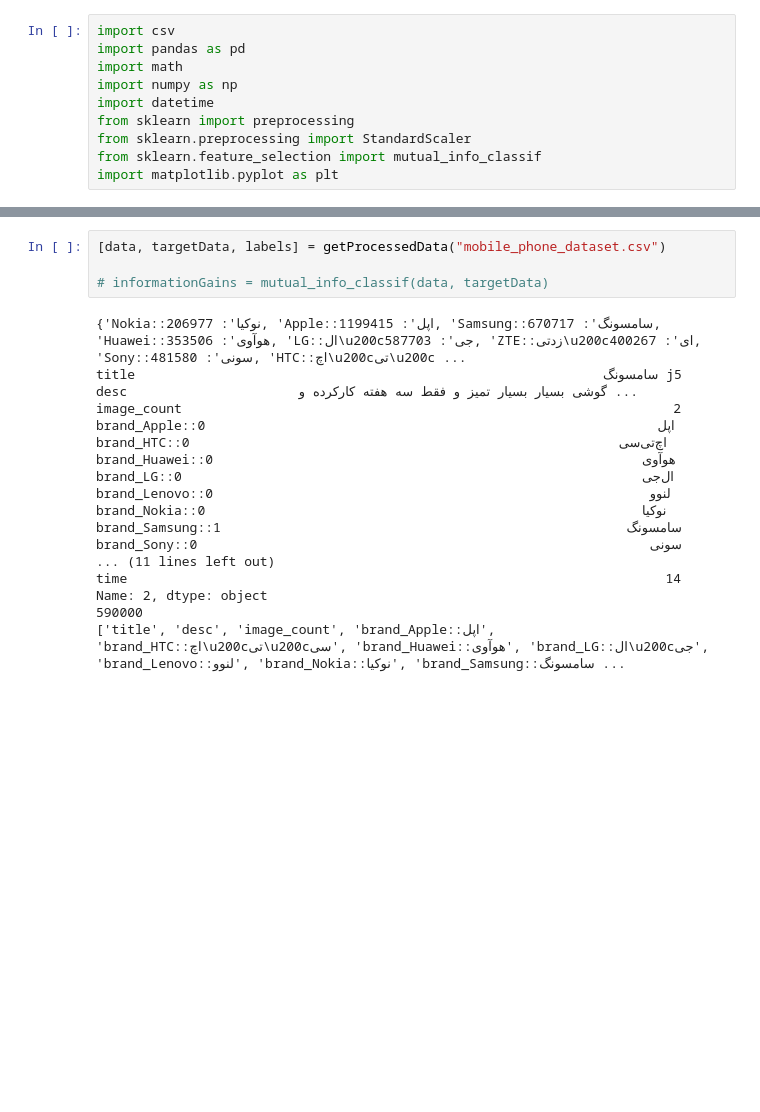
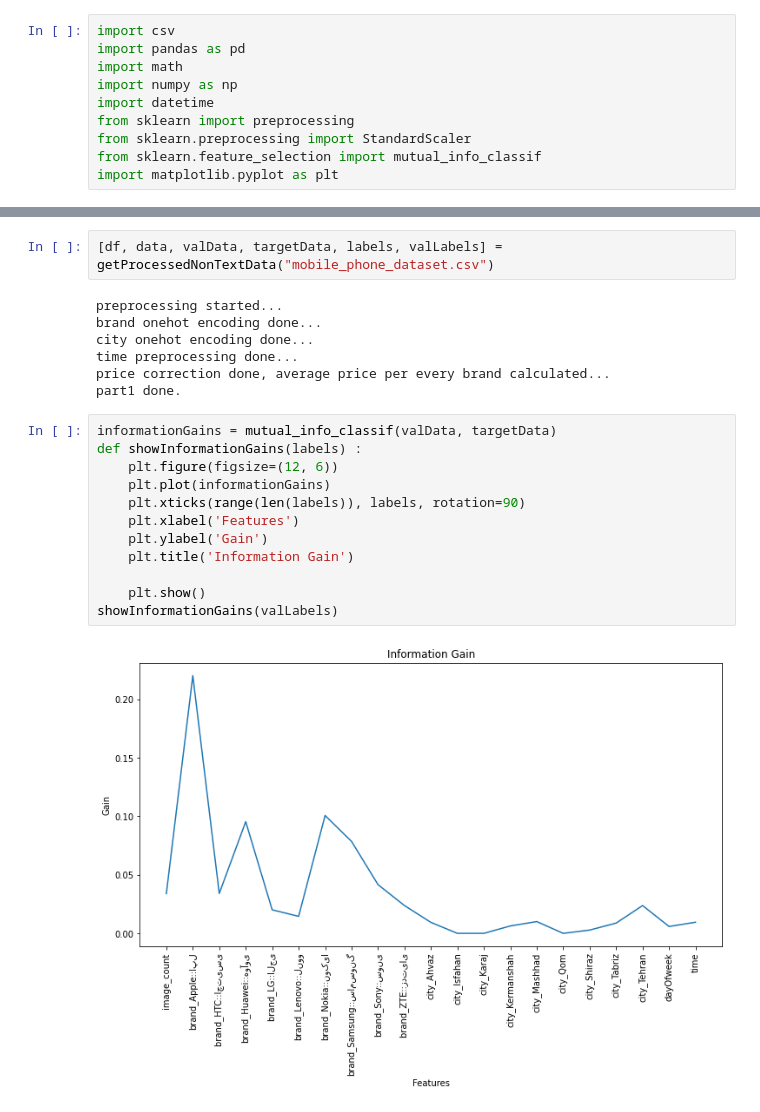
Before and after one commit to tahaShm/phone-price-prediction, a Jupyter notebook: ai_final.ipynb, the cells around one changed output, grey strips where cells are left out. Drawn from its saved outputs; the diff is of its cells as text; blank space fills up the shorter version.

Commit message:
preprocessing done ishalla

```diff
--- a/ai_final.ipynb
+++ b/ai_final.ipynb
@@ -113,22 +154,23 @@ def getProcessedData(dataFile, brandEncType = "onehot", cityEncType = "onehot")
 # %%
-[data, targetData, labels] = getProcessedData("mobile_phone_dataset.csv")
-
-# informationGains = mutual_info_classif(data, targetData)
+[df, data, valData, targetData, labels, valLabels] = getProcessedNonTextData("mobile_phone_dataset.csv")
 # %% [output]
-{'Nokia::نوکیا': 206977, 'Apple::اپل': 1199415, 'Samsung::سامسونگ': 670717, 'Huawei::هوآوی': 353506, 'LG::ال\u200cجی': 587703, 'ZTE::زدتی\u200cای': 400267, 'Sony::سونی': 481580, 'HTC::اچ\u200cتی\u200c ...
-title                                                            سامسونگ j5
-desc                      گوشى بسیار بسیار تمیز و فقط سه هفته کارکرده و ...
-image_count                                                               2
-brand_Apple::اپل                                                          0
-brand_HTC::اچ‌تی‌سی                                                       0
-brand_Huawei::هوآوی                                                       0
-brand_LG::ال‌جی                                                           0
-brand_Lenovo::لنوو                                                        0
-brand_Nokia::نوکیا                                                        0
-brand_Samsung::سامسونگ                                                    1
-brand_Sony::سونی                                                          0
-... (11 lines left out)
-time                                                                     14
-Name: 2, dtype: object
-590000
-['title', 'desc', 'image_count', 'brand_Apple::اپل', 'brand_HTC::اچ\u200cتی\u200cسی', 'brand_Huawei::هوآوی', 'brand_LG::ال\u200cجی', 'brand_Lenovo::لنوو', 'brand_Nokia::نوکیا', 'brand_Samsung::سامسونگ ...
+preprocessing started...
+brand onehot encoding done...
+city onehot encoding done...
+time preprocessing done...
+price correction done, average price per every brand calculated...
+part1 done.
+# %%
+informationGains = mutual_info_classif(valData, targetData)
+def showInformationGains(labels) :
+    plt.figure(figsize=(12, 6))
+    plt.plot(informationGains)
+    plt.xticks(range(len(labels)), labels, rotation=90)
+    plt.xlabel('Features')
+    plt.ylabel('Gain')
+    plt.title('Information Gain')
+
+    plt.show()
+showInformationGains(valLabels)
+# %% [output]
+[figure, added]
```
Also changed, not shown: parts of 16 cells of this notebook.
